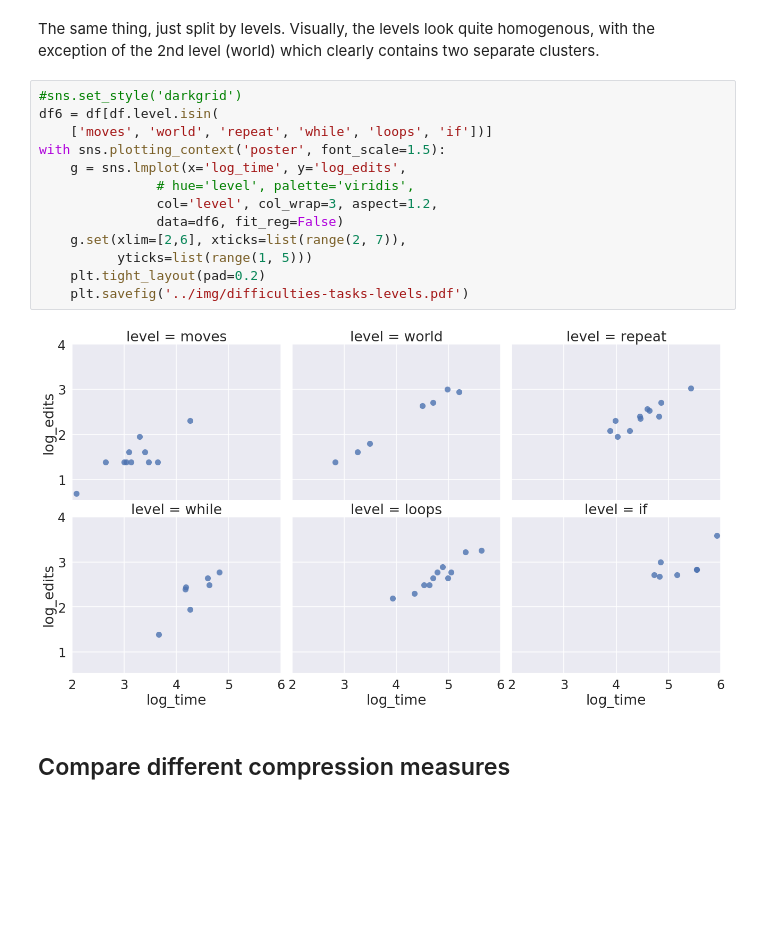
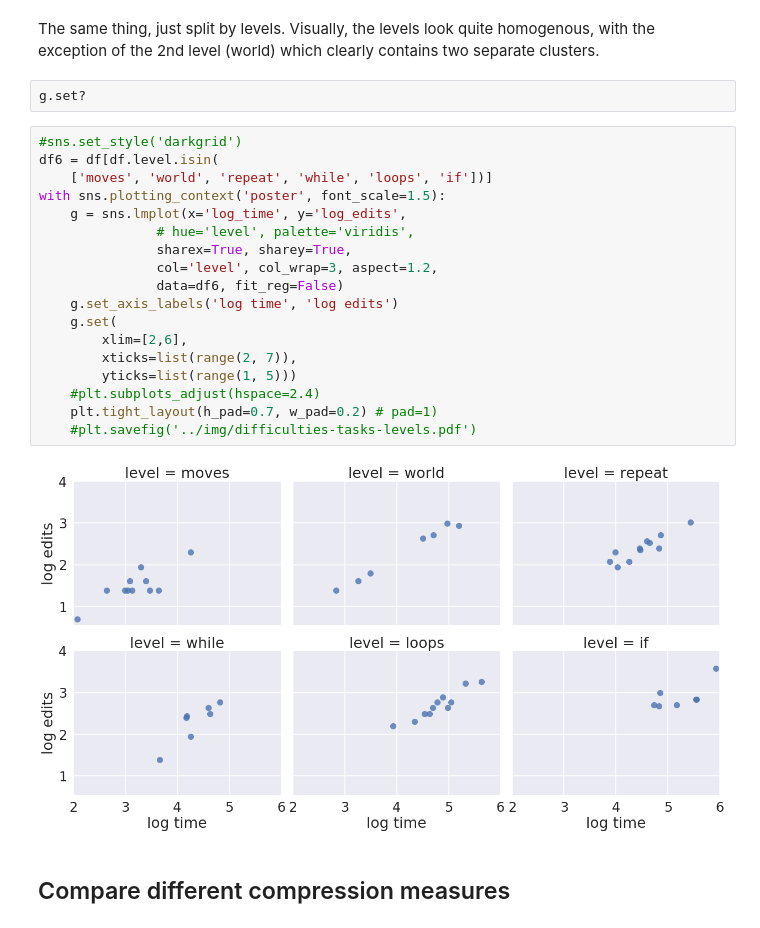
Before and after one commit to effa/flocs-thesis, a Jupyter notebook: analysis/performance-times-vs-clicks.ipynb, the cells around one changed output. Saved outputs shown, nothing was run; the diff lists cells and outputs as text; blank space fills up the shorter version.

```diff
--- a/analysis/performance-times-vs-clicks.ipynb
+++ b/analysis/performance-times-vs-clicks.ipynb
@@ -190,21 +190,28 @@ sns.lmplot(x='log_time', y='log_edits', hue='level',
 [figure]
 # %% [markdown]
 The same thing, just split by levels. Visually, the levels look quite homogenous, with the exception of the 2nd level (world) which clearly contains two separate clusters.
+# %%
+g.set?
 # %%
 #sns.set_style('darkgrid')
 df6 = df[df.level.isin(
     ['moves', 'world', 'repeat', 'while', 'loops', 'if'])]
 with sns.plotting_context('poster', font_scale=1.5):
     g = sns.lmplot(x='log_time', y='log_edits',
                # hue='level', palette='viridis',
+               sharex=True, sharey=True,
                col='level', col_wrap=3, aspect=1.2,
                data=df6, fit_reg=False)
-    g.set(xlim=[2,6], xticks=list(range(2, 7)),
-          yticks=list(range(1, 5)))
-    plt.tight_layout(pad=0.2)
-    plt.savefig('../img/difficulties-tasks-levels.pdf')
+    g.set_axis_labels('log time', 'log edits')
+    g.set(
+        xlim=[2,6],
+        xticks=list(range(2, 7)),
+        yticks=list(range(1, 5)))
+    #plt.subplots_adjust(hspace=2.4)
+    plt.tight_layout(h_pad=0.7, w_pad=0.2) # pad=1)
+    #plt.savefig('../img/difficulties-tasks-levels.pdf')
 # %% [output]
-[figure, old version]
+[figure, new version]
 # %% [markdown]
 ## Compare different compression measures
 # %%
```
Also changed, not shown: parts of 2 cells of this notebook, 8 other files.
